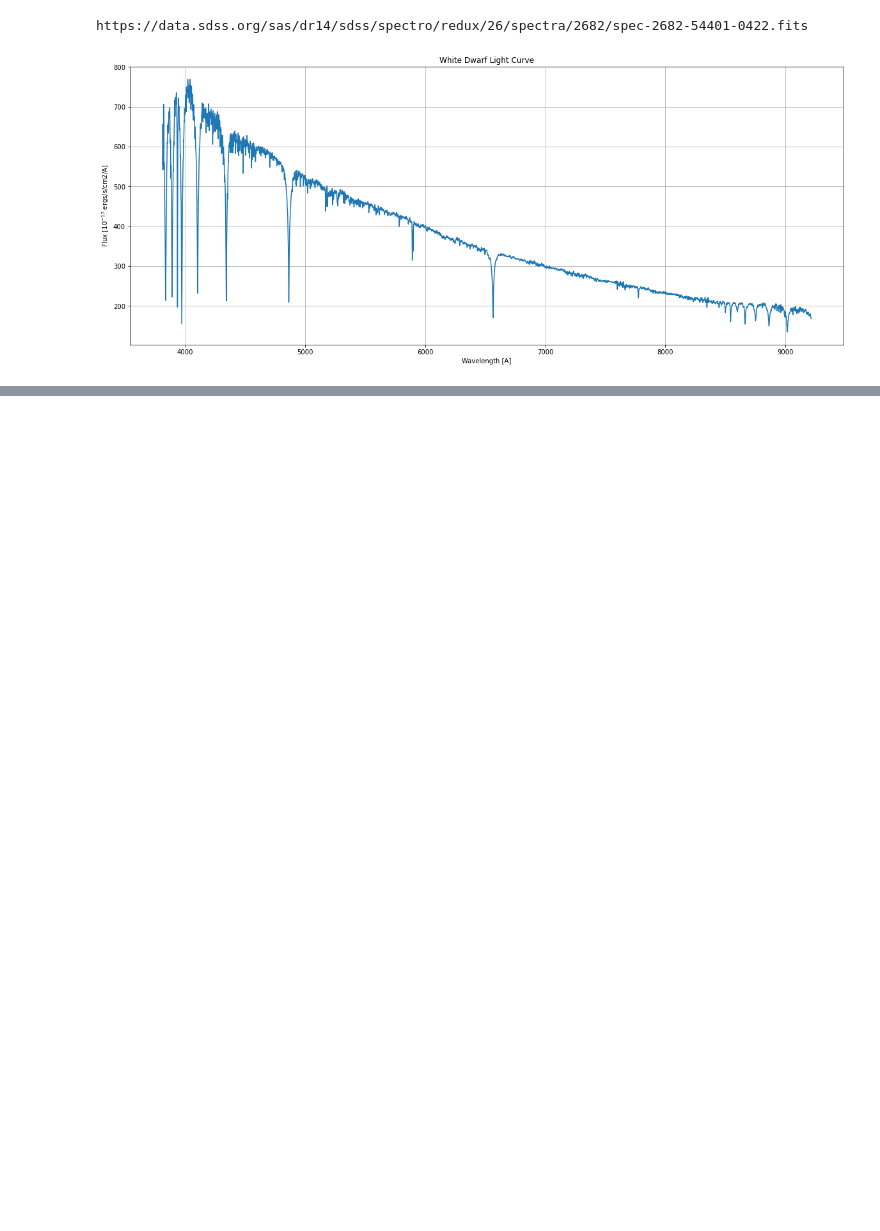
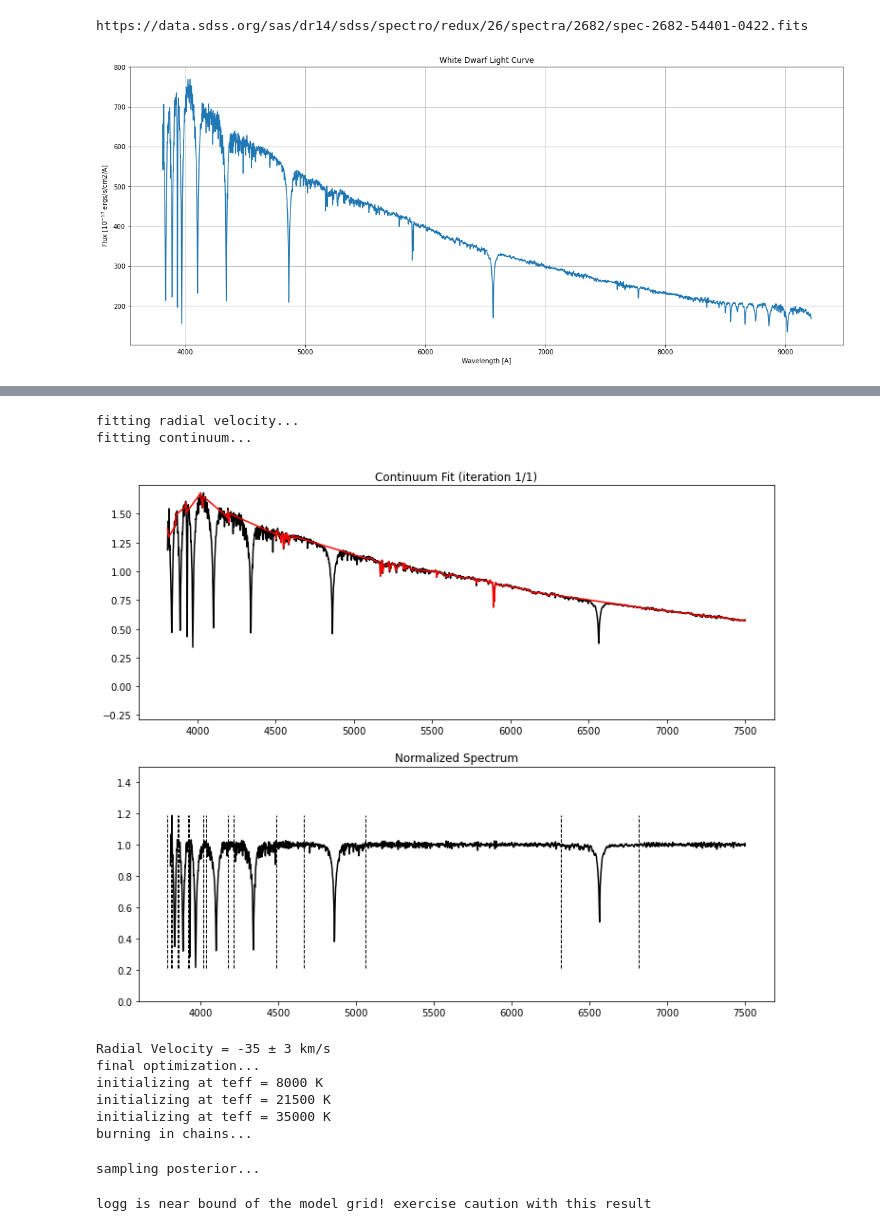
Before and after one commit to stefanarseneau/gravitational-redshift, a Jupyter notebook: wd_redshifts.ipynb, the cells around one changed output, grey strips where cells are left out. Drawn from its saved outputs; the diff is of its cells as text; code cells hidden in the pictures; blank space fills up the shorter version.

Commit message:
got wdtools working

```diff
--- a/wd_redshifts.ipynb
+++ b/wd_redshifts.ipynb
@@ -79,6 +53,7 @@ data = star[1].data
 
 wavelength = 10**data['loglam']
 flux = data['flux']
+ivar = data['ivar']
 
 plt.figure(figsize=(20,8))
 
@@ -151,0 +142,22 @@ Observed speed by redshift: 637.35 km/s
+# %%
+import wdtools
+
+gfp = wdtools.GFP(resolution = 2, specclass = 'DA')
+
+labels, e_labels, redchi = gfp.fit_spectrum(wavelength, flux, ivar,
+                                mcmc = True, nwalkers = 25, burn = 50, ndraws = 50,
+                                plot_init = True, make_plot = True, plot_corner = True, savename = 'example',
+                                verbose = True,
+                                lines = ['beta', 'gamma', 'delta', 'eps', 'h8'])
+# %% [output]
+fitting radial velocity...
+fitting continuum...
+[figure, added]
+Radial Velocity = -35 ± 3 km/s
+final optimization...
+initializing at teff = 8000 K
+initializing at teff = 21500 K
+initializing at teff = 35000 K
+burning in chains...
+sampling posterior...
+logg is near bound of the model grid! exercise caution with this result
```
Also changed, not shown: parts of 9 cells of this notebook, 4 other files.
